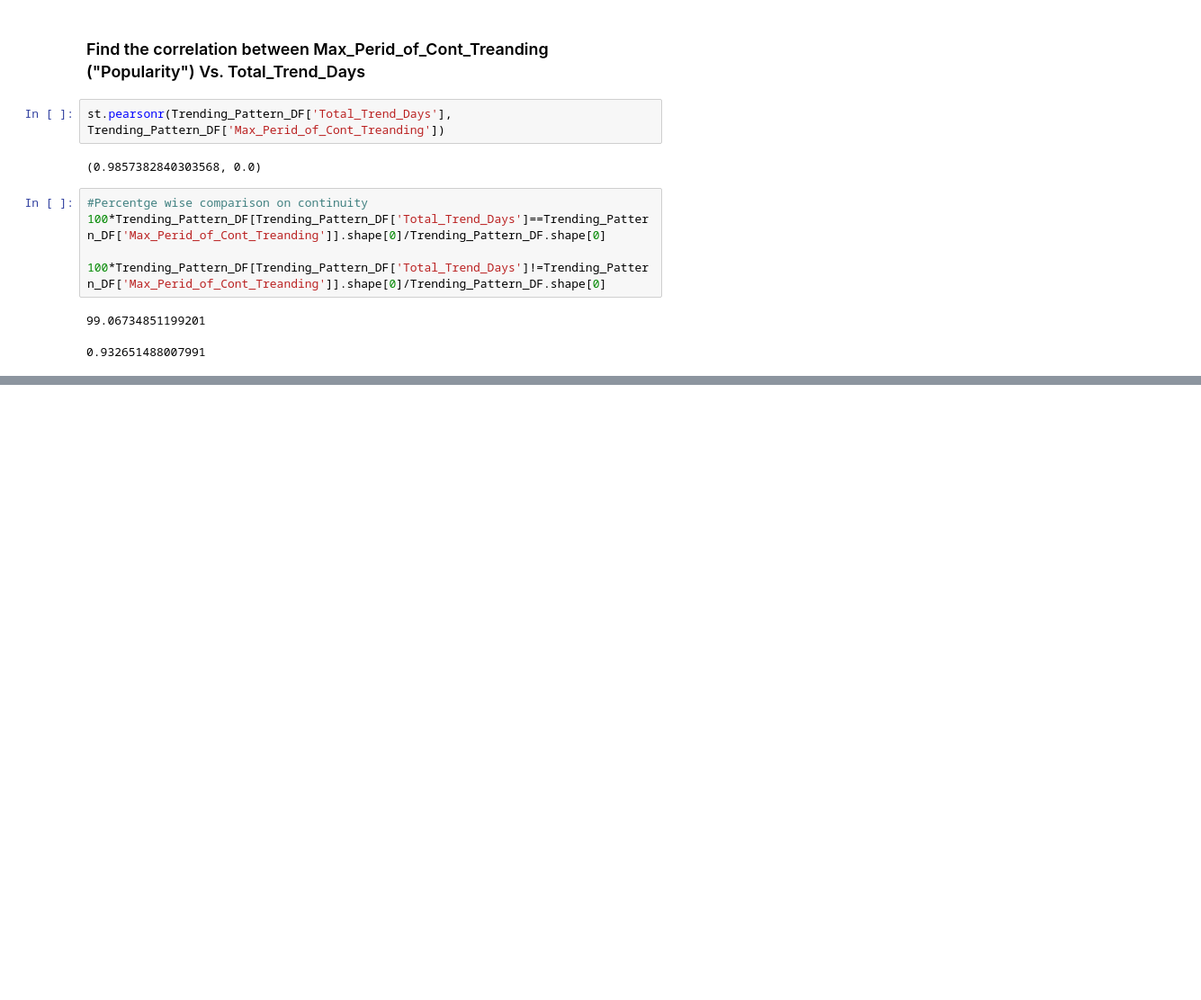
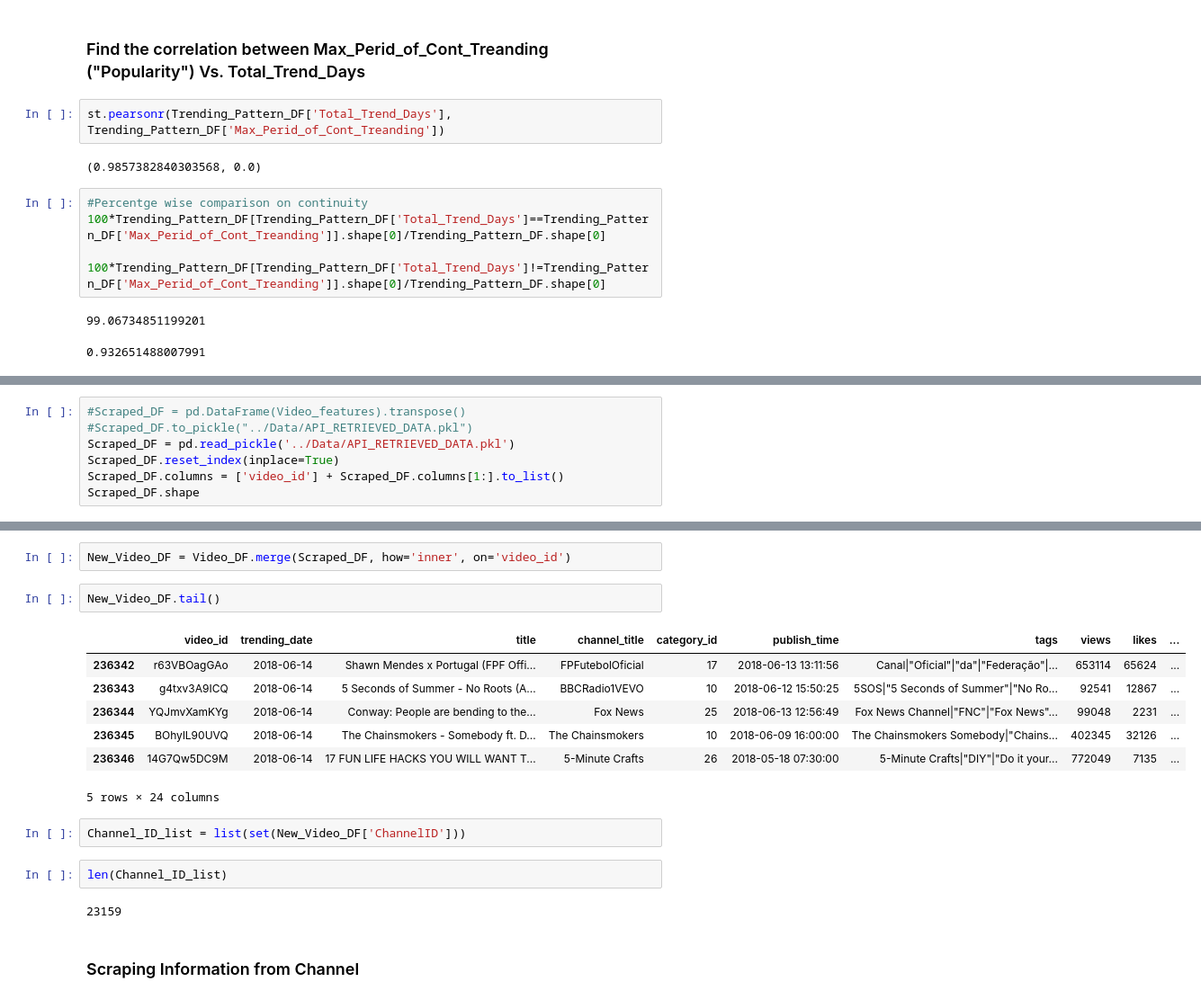
Before and after one commit to bnarath/YouTube_Trending, a Jupyter notebook: youtube-trending/Code/youtube_trending.ipynb, the cells around one changed output, grey strips where cells are left out. Shown at 90% size. Cells and saved outputs as stored; diff of their text form; blank space fills up the shorter version.

Commit message:
Done video features scraping and channel features scraping

```diff
--- a/youtube-trending/Code/youtube_trending.ipynb
+++ b/youtube-trending/Code/youtube_trending.ipynb
@@ -494,0 +445,7 @@ Video_DF[Video_DF['video_id']=='1Aoc-cd9eYs']
+# %%
+#Scraped_DF = pd.DataFrame(Video_features).transpose()
+#Scraped_DF.to_pickle("../Data/API_RETRIEVED_DATA.pkl")
+Scraped_DF = pd.read_pickle('../Data/API_RETRIEVED_DATA.pkl')
+Scraped_DF.reset_index(inplace=True)
+Scraped_DF.columns = ['video_id'] + Scraped_DF.columns[1:].to_list()
+Scraped_DF.shape
@@ -494,0 +469,20 @@ Video_DF[Video_DF['video_id']=='1Aoc-cd9eYs']
+# %%
+New_Video_DF = Video_DF.merge(Scraped_DF, how='inner', on='video_id')
+# %%
+New_Video_DF.tail()
+# %% [output]
+|  | video_id | trending_date | title | channel_title | category_id | publish_time | tags | views | likes | ... |
+| 236342 | r63VBOagGAo | 2018-06-14 | Shawn Mendes x Portugal (FPF Offi... | FPFutebolOficial | 17 | 2018-06-13 13:11:56 | Canal|"Oficial"|"da"|"Federação"|... | 653114 | 65624 | ... |
+| 236343 | g4txv3A9ICQ | 2018-06-14 | 5 Seconds of Summer - No Roots (A... | BBCRadio1VEVO | 10 | 2018-06-12 15:50:25 | 5SOS|"5 Seconds of Summer"|"No Ro... | 92541 | 12867 | ... |
+| 236344 | YQJmvXamKYg | 2018-06-14 | Conway: People are bending to the... | Fox News | 25 | 2018-06-13 12:56:49 | Fox News Channel|"FNC"|"Fox News"... | 99048 | 2231 | ... |
+| 236345 | BOhylL90UVQ | 2018-06-14 | The Chainsmokers - Somebody ft. D... | The Chainsmokers | 10 | 2018-06-09 16:00:00 | The Chainsmokers Somebody|"Chains... | 402345 | 32126 | ... |
+| 236346 | 14G7Qw5DC9M | 2018-06-14 | 17 FUN LIFE HACKS YOU WILL WANT T... | 5-Minute Crafts | 26 | 2018-05-18 07:30:00 | 5-Minute Crafts|"DIY"|"Do it your... | 772049 | 7135 | ... |
+5 rows × 24 columns
+# %%
+Channel_ID_list = list(set(New_Video_DF['ChannelID']))
+# %%
+len(Channel_ID_list)
+# %% [output]
+23159
+# %% [markdown]
+### Scraping Information from Channel
```
Also changed, not shown: parts of 37 cells of this notebook, 4 other files.
